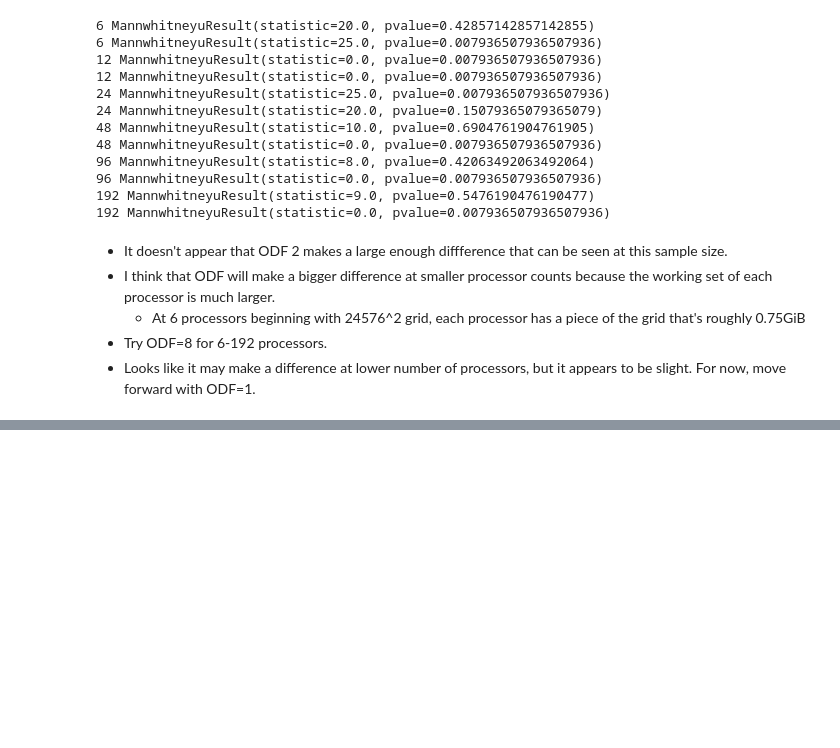
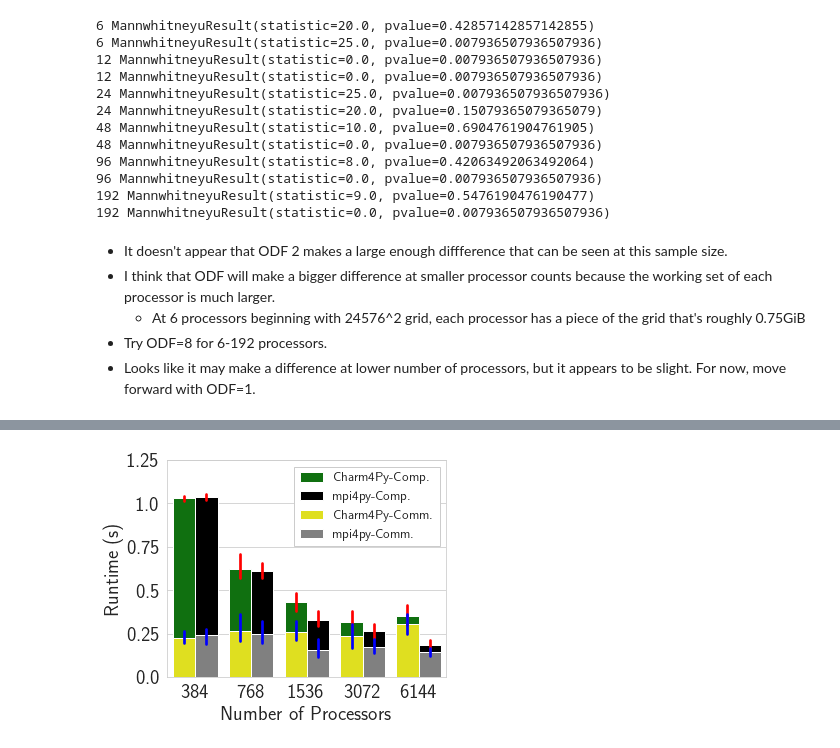
Before and after one commit to UIUC-PPL/charm4py-mpi4py-compare, a Jupyter notebook: analysis/analyze_stencil.ipynb, the cells around one changed output, grey strips where cells are left out. Saved outputs shown, nothing was run; the diff lists cells and outputs as text; code cells hidden in the pictures; blank space fills up the shorter version.

```diff
--- a/analysis/analyze_stencil.ipynb
+++ b/analysis/analyze_stencil.ipynb
@@ -205,3 +222,11 @@ for num_p in sorted(set(odf8['Number of Processors'])):
     - At 6 processors beginning with 24576^2 grid, each processor has a piece of the grid that's roughly 0.75GiB
 - Try ODF=8 for 6-192 processors.
 - Looks like it may make a difference at lower number of processors, but it appears to be slight. For now, move forward with ODF=1.
+# %%
+mpi_re = re.compile('\S+_n(\d+)_m(\d+)_np(\d+)_i(\d+)_w(\d+)_mpi\.csv')
+charm_re = re.compile('\S+_n(\d+)_m(\d+)_np(\d+)_i(\d+)_w(\d+)_charm\.csv')
+data_basedir = '../data/stencil/2021-08-27_scaling'
+strong_dir = f'{data_basedir}/strong_scaling'
+weak_dir = f'{data_basedir}/weak_scaling'
+strong_files = glob(f'{strong_dir}/*')
+weak_files = glob(f'{weak_dir}/*')
@@ -207,0 +265,6 @@ for num_p in sorted(set(odf8['Number of Processors'])):
+# %%
+strong_df = strong_df[strong_df['Num Processes'] >= 24]
+strong_df_manyprocs = strong_df[strong_df['Num Processes'] > 380]
+strong_df_fewprocs = strong_df[strong_df['Num Processes'] < 380]
+print(strong_df["Communication Time"].describe())
+print(strong_df["Iteration Time"].describe())
@@ -207,0 +290,28 @@ for num_p in sorted(set(odf8['Number of Processors'])):
+# %%
+# Stencil2D strong scaling
+import matplotlib.patches as mpatches
+sns.set_style("whitegrid")
+f, ax = plt.subplots(figsize=(5,4))
+
+bar1=sns.barplot(x="Num Processes", y="Iteration Time", data=strong_df_manyprocs,hue="framework",
+              palette = ['green','black'],ci=99,ax=ax, errcolor='red')
+bar1=sns.barplot(x="Num Processes", y="Communication Time", data=strong_df_manyprocs,hue="framework",
+              palette = ['yellow','gray'],ci=99,ax=ax, errcolor='blue')
+# ax.set_yticklabels([24,48,96,192,384,768,1536,3072,6144])
+# ax.set_yscale("log", base=10)
+# ax.set_xticklabels([24, 48, 96, 192, 384, 768, 1536, 3072, 6144], rotation=45)
+ax.set_ylabel('Runtime (s)', fontsize=20)
+ax.set_xlabel('Number of Processors', fontsize=20)
+ax.tick_params( which = 'major', labelsize = 20 )
+ax.set_ylim(0,1.25)
+labs = ax.get_legend_handles_labels()
+labs[0][0].set_label('Charm4Py-Comp.')
+labs[0][1].set_label('mpi4py-Comp.')
+labs[0][2].set_label('Charm4Py-Comm.')
+labs[0][3].set_label('mpi4py-Comm.')
+ax.set_yticklabels([0.00, 0.25, 0.50, 0.75, 1.00, 1.25])
+ax.legend(fontsize = 13.5, loc = 'upper right', fancybox = False, framealpha = 1,
+              handlelength = 1.7, ncol = 1)
+plt.savefig('stencil_strong_scaling_largeprocs.pdf', bbox_inches='tight', dpi=300)
+# %% [output]
+[figure, added]
```
Also changed, not shown: parts of 11 cells of this notebook, 2 other files.
